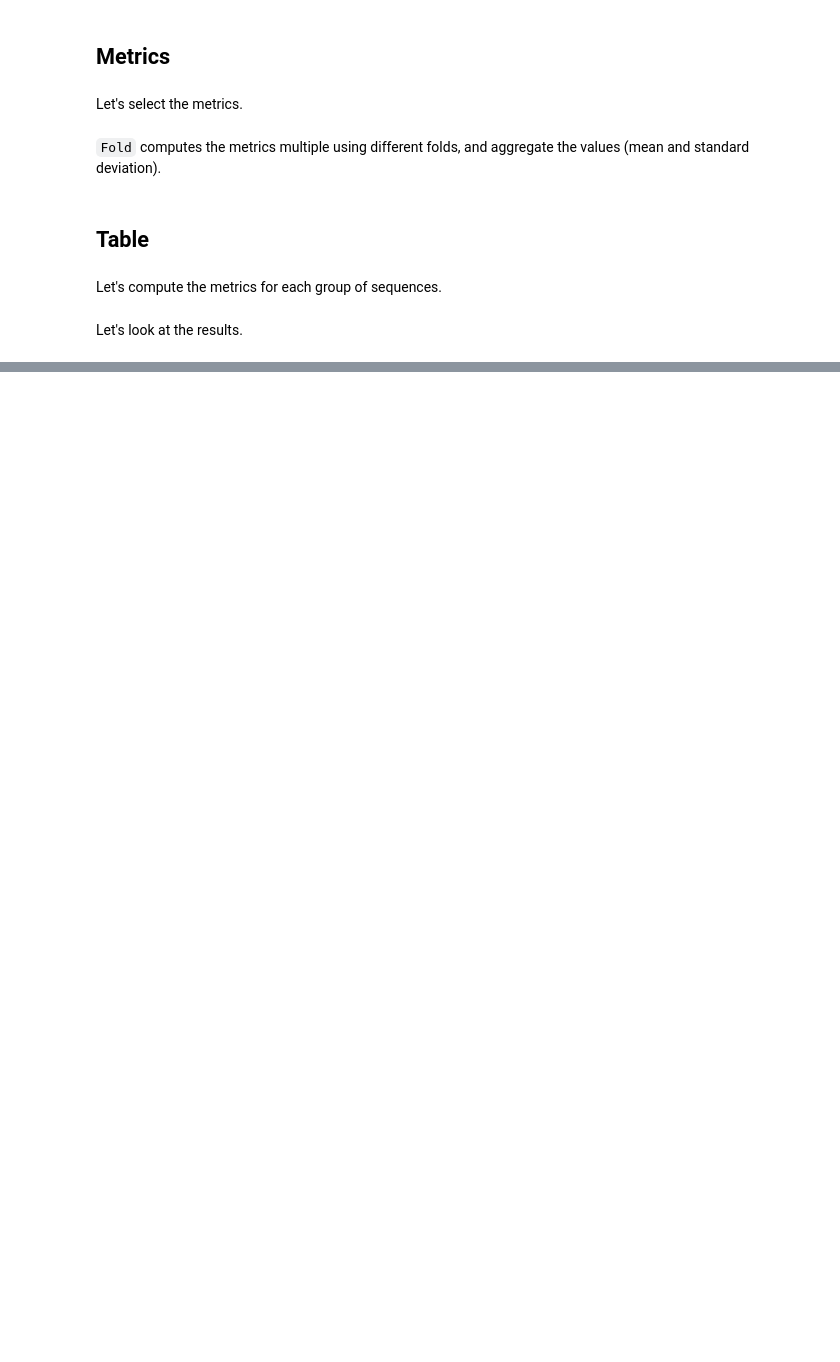
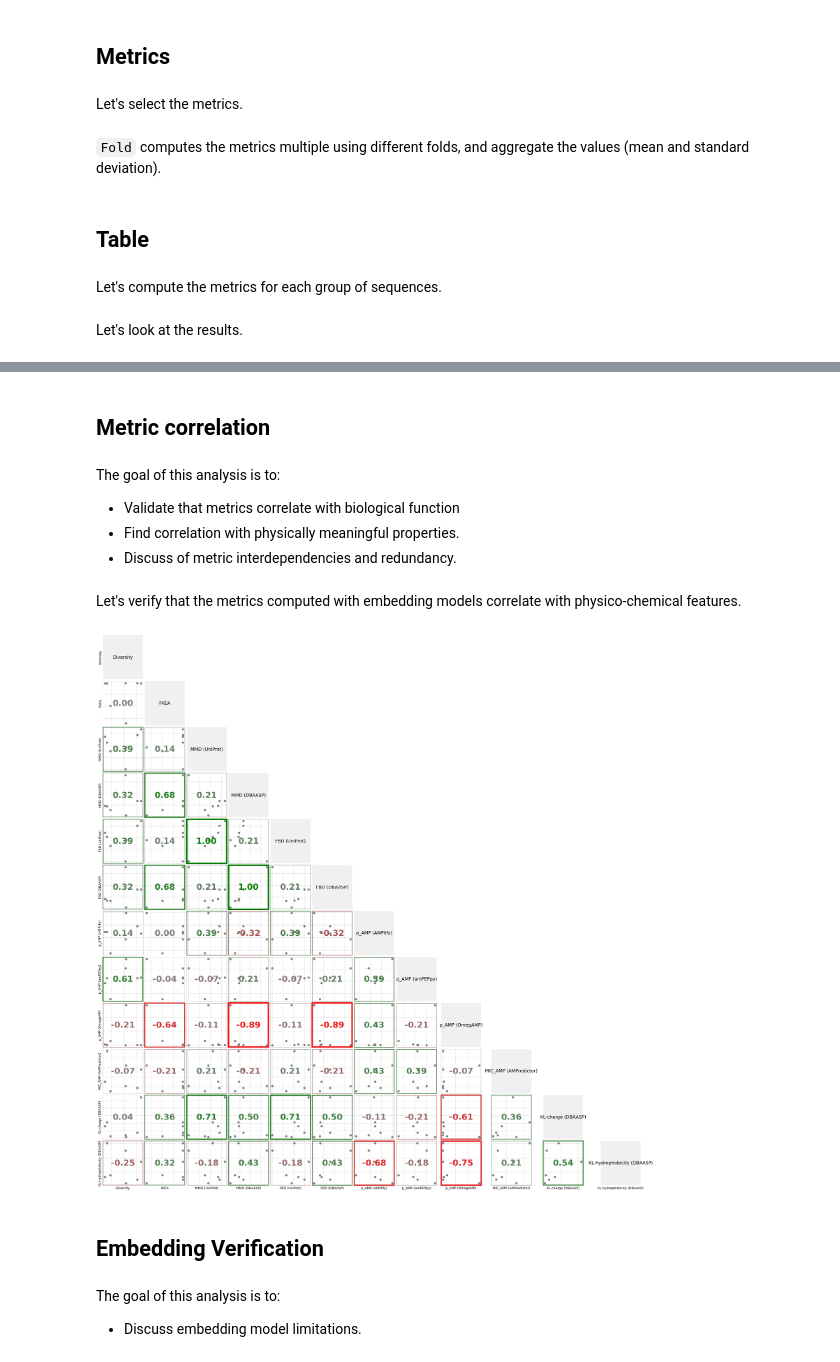
Before and after one commit to szczurek-lab/seqme-reproducibility, a Jupyter notebook: notebooks/1_benchmark.ipynb, the cells around one changed output, grey strips where cells are left out. Cells and saved outputs as stored; diff of their text form; code cells hidden in the pictures; blank space fills up the shorter version.

```diff
--- a/notebooks/1_benchmark.ipynb
+++ b/notebooks/1_benchmark.ipynb
@@ -217 +257,10 @@ sm.to_latex(
 )
+# %% [markdown]
+## Metric correlation
+# %% [markdown]
+The goal of this analysis is to:
+- Validate that metrics correlate with biological function
+- Find correlation with physically meaningful properties.
+- Discuss of metric interdependencies and redundancy.
+# %% [markdown]
+Let's verify that the metrics computed with embedding models correlate with physico-chemical features.
@@ -217,0 +269,69 @@ sm.to_latex(
+# %%
+df = df.loc[["UniProt", "DBAASP", "AMP-Diffusion", "AMP-GAN", "HydrAMP", "MMCD", "PepCVAE"]]
+# %%
+metric_names = df.columns.get_level_values(0).unique().to_list()[:-1]
+# %%
+from scipy.stats import spearmanr
+from matplotlib.colors import LinearSegmentedColormap
+
+cmap = LinearSegmentedColormap.from_list("rg", ["red", "gray", "green"])
+
+n = len(metric_names)
+fig, axes = plt.subplots(
+    nrows=n,
+    ncols=n,
+    figsize=(2 * n, 2 * n),
+    constrained_layout=True,
+)
+
+df_strip = sm.strip(df)
+
+for i, m1 in enumerate(metric_names):
+    for j, m2 in enumerate(metric_names):
+        ax = axes[i, j]
+
+        # Upper triangle: hide
+        if i < j:
+            ax.set_visible(False)
+            continue
+
+        # Diagonal: metric name label
+        if i == j:
+            ax.text(
+                0.5, 0.5, m1,
+                transform=ax.transAxes, fontsize=14,
+                ha="center", va="center", wrap=True,
+            )
+            ax.set_facecolor("#f0f0f0")
+            for spine in ax.spines.values():
+                spine.set_visible(False)
+            ax.tick_params(left=False, bottom=False, labelleft=False, labelbottom=False)
+            ax.set_xlabel(m2 if i == n - 1 else "")
+            ax.set_ylabel(m1 if j == 0 else "")
+            continue
+
+        # Lower triangle: scatter plot
+        sm.plot_scatter(df_strip, metrics=[m2, m1], ax=ax, color=["gray"] * len(df))
+        ax.get_legend().remove()
+        ax.tick_params(axis="x", bottom=False, labelbottom=False)
+        ax.tick_params(axis="y", left=False, labelleft=False)
+        ax.set_xlabel(m2 if i == n - 1 else "")
+        ax.set_ylabel(m1 if j == 0 else "")
+
+        r, _ = spearmanr(
+            df_strip[m2].values.ravel(), df_strip[m1].values.ravel(), nan_policy="omit"
+        )
+        color = cmap((r + 1) / 2)
+        ax.text(0.5, 0.5, f"{r:.2f}", transform=ax.transAxes, fontsize=26,
+                ha="center", va="center", color=color, fontweight="bold")
+
+        for spine in ax.spines.values():
+            spine.set_edgecolor(color)
+            spine.set_linewidth(abs(r) * 5)
+# %% [output]
+[figure, added]
+# %% [markdown]
+## Embedding Verification
+# %% [markdown]
+The goal of this analysis is to:
+- Discuss embedding model limitations.
```
Also changed, not shown: parts of 25 cells of this notebook, 5 other files.
